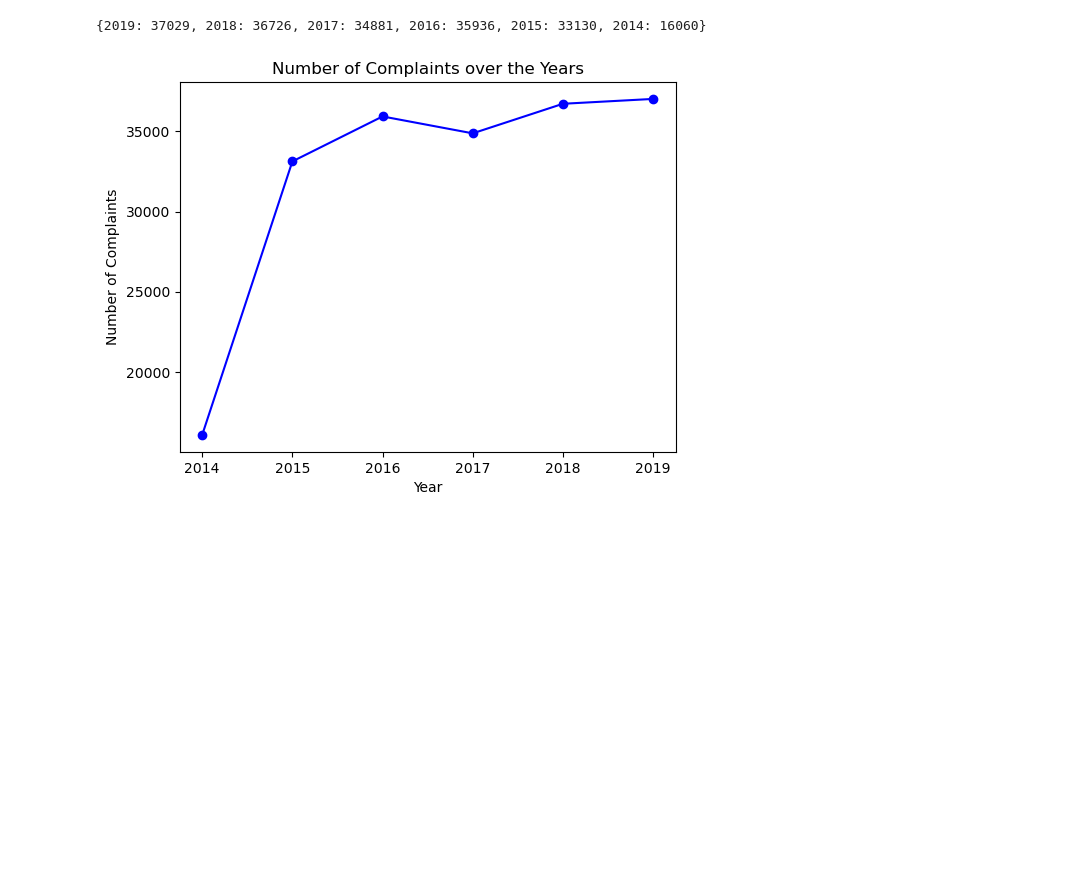
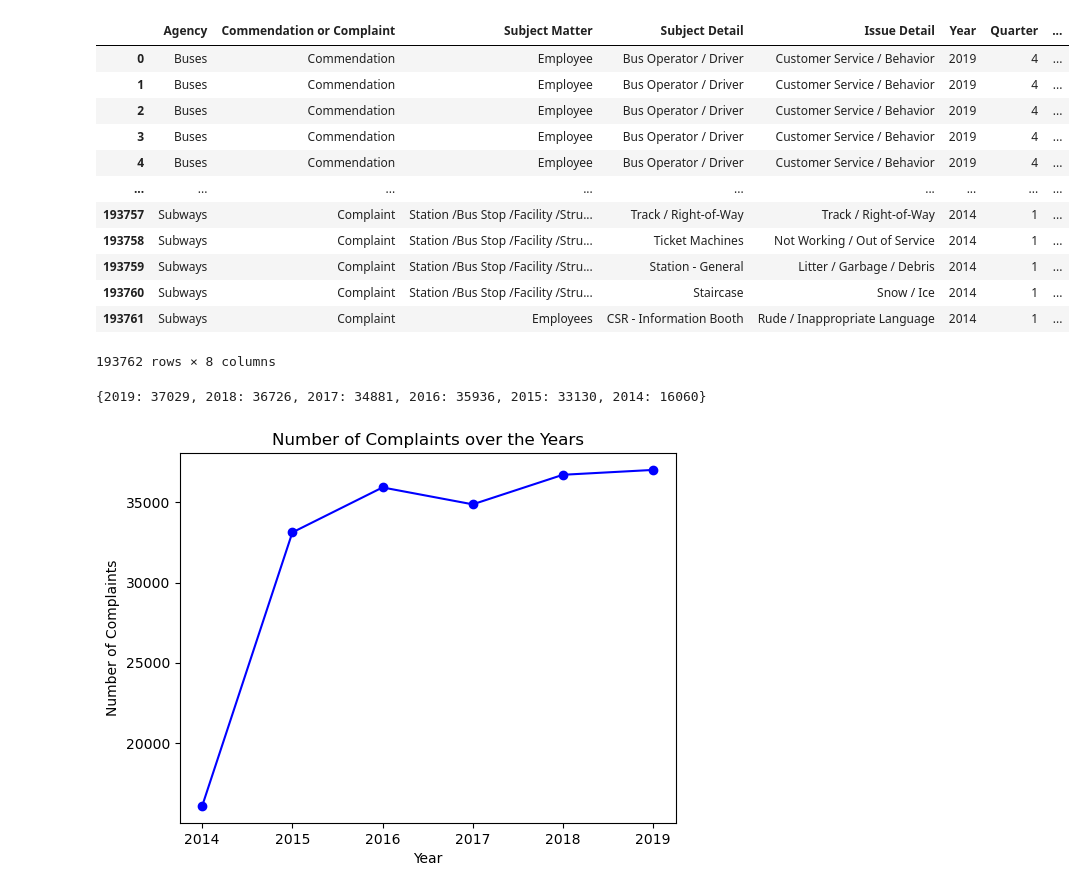
Before and after one commit to mdeekshita/DS4200-final-, a Jupyter notebook: graph1.ipynb, the cells around one changed output. Drawn from its saved outputs; the diff is of its cells as text; code cells hidden in the pictures; blank space fills up the shorter version.

```diff
--- a/graph1.ipynb
+++ b/graph1.ipynb
@@ -1,7 +1,22 @@
 # %%
 import csv
 import matplotlib.pyplot as plt
 import altair
 import pandas as pd
 
 data = pd.read_csv('/Users/deekshitamadhalam/Downloads/updated_dataset.csv')
+data
+# %% [output]
+|  | Agency | Commendation or Complaint | Subject Matter | Subject Detail | Issue Detail | Year | Quarter | ... |
+| 0 | Buses | Commendation | Employee | Bus Operator / Driver | Customer Service / Behavior | 2019 | 4 | ... |
+| 1 | Buses | Commendation | Employee | Bus Operator / Driver | Customer Service / Behavior | 2019 | 4 | ... |
+| 2 | Buses | Commendation | Employee | Bus Operator / Driver | Customer Service / Behavior | 2019 | 4 | ... |
+| 3 | Buses | Commendation | Employee | Bus Operator / Driver | Customer Service / Behavior | 2019 | 4 | ... |
+| 4 | Buses | Commendation | Employee | Bus Operator / Driver | Customer Service / Behavior | 2019 | 4 | ... |
+| ... | ... | ... | ... | ... | ... | ... | ... | ... |
+| 193757 | Subways | Complaint | Station /Bus Stop /Facility /Stru... | Track / Right-of-Way | Track / Right-of-Way | 2014 | 1 | ... |
+| 193758 | Subways | Complaint | Station /Bus Stop /Facility /Stru... | Ticket Machines | Not Working / Out of Service | 2014 | 1 | ... |
+| 193759 | Subways | Complaint | Station /Bus Stop /Facility /Stru... | Station - General | Litter / Garbage / Debris | 2014 | 1 | ... |
+| 193760 | Subways | Complaint | Station /Bus Stop /Facility /Stru... | Staircase | Snow / Ice | 2014 | 1 | ... |
+| 193761 | Subways | Complaint | Employees | CSR - Information Booth | Rude / Inappropriate Language | 2014 | 1 | ... |
+193762 rows × 8 columns
```
Also changed, not shown: parts of 3 cells of this notebook.
